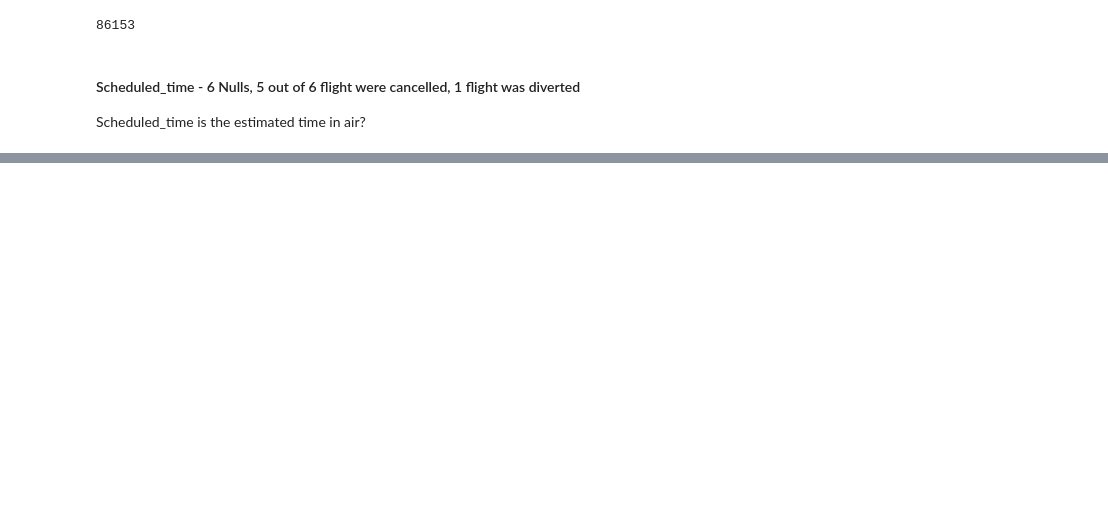
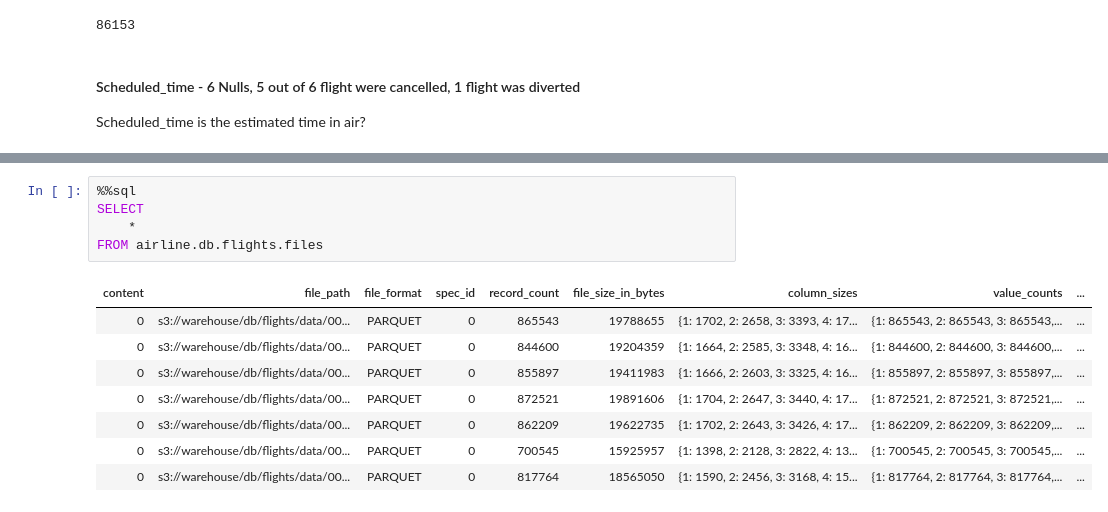
Before and after one commit to phamlamn/airline-flights-pipeline, a Jupyter notebook: notebooks/EDA_notebook.ipynb, the cells around one changed output, grey strips where cells are left out. Drawn from its saved outputs; the diff is of its cells as text; blank space fills up the shorter version.

```diff
--- a/notebooks/EDA_notebook.ipynb
+++ b/notebooks/EDA_notebook.ipynb
@@ -208,0 +394,14 @@ flights.where('scheduled_time IS NULL').show()
+# %%
+%%sql
+SELECT
+    *
+FROM airline.db.flights.files
+# %% [output]
+| content | file_path | file_format | spec_id | record_count | file_size_in_bytes | column_sizes | value_counts | ... |
+| 0 | s3://warehouse/db/flights/data/00... | PARQUET | 0 | 865543 | 19788655 | {1: 1702, 2: 2658, 3: 3393, 4: 17... | {1: 865543, 2: 865543, 3: 865543,... | ... |
+| 0 | s3://warehouse/db/flights/data/00... | PARQUET | 0 | 844600 | 19204359 | {1: 1664, 2: 2585, 3: 3348, 4: 16... | {1: 844600, 2: 844600, 3: 844600,... | ... |
+| 0 | s3://warehouse/db/flights/data/00... | PARQUET | 0 | 855897 | 19411983 | {1: 1666, 2: 2603, 3: 3325, 4: 16... | {1: 855897, 2: 855897, 3: 855897,... | ... |
+| 0 | s3://warehouse/db/flights/data/00... | PARQUET | 0 | 872521 | 19891606 | {1: 1704, 2: 2647, 3: 3440, 4: 17... | {1: 872521, 2: 872521, 3: 872521,... | ... |
+| 0 | s3://warehouse/db/flights/data/00... | PARQUET | 0 | 862209 | 19622735 | {1: 1702, 2: 2643, 3: 3426, 4: 17... | {1: 862209, 2: 862209, 3: 862209,... | ... |
+| 0 | s3://warehouse/db/flights/data/00... | PARQUET | 0 | 700545 | 15925957 | {1: 1398, 2: 2128, 3: 2822, 4: 13... | {1: 700545, 2: 700545, 3: 700545,... | ... |
+| 0 | s3://warehouse/db/flights/data/00... | PARQUET | 0 | 817764 | 18565050 | {1: 1590, 2: 2456, 3: 3168, 4: 15... | {1: 817764, 2: 817764, 3: 817764,... | ... |
```
Also changed, not shown: parts of 25 cells of this notebook, 7 other files.
